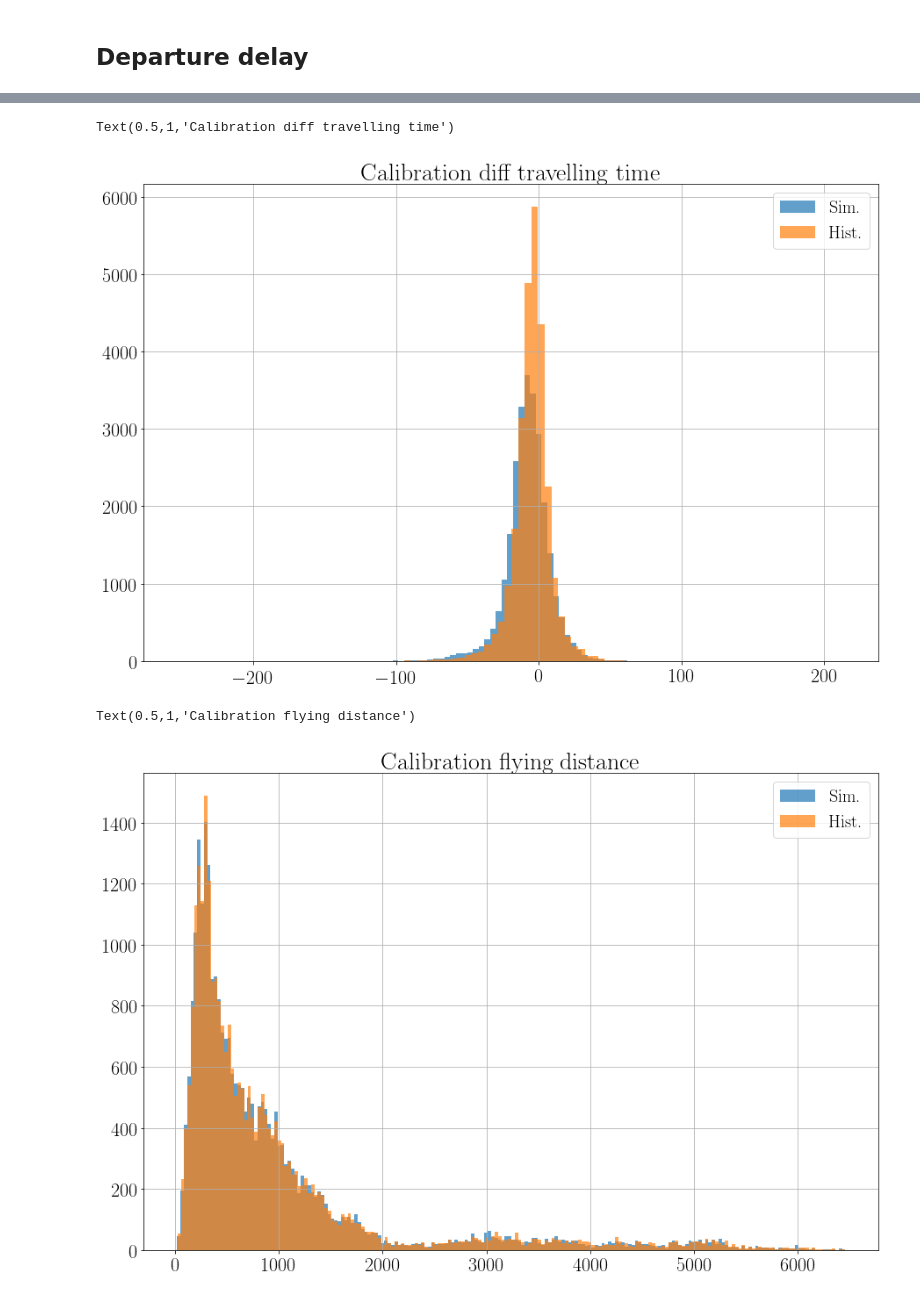
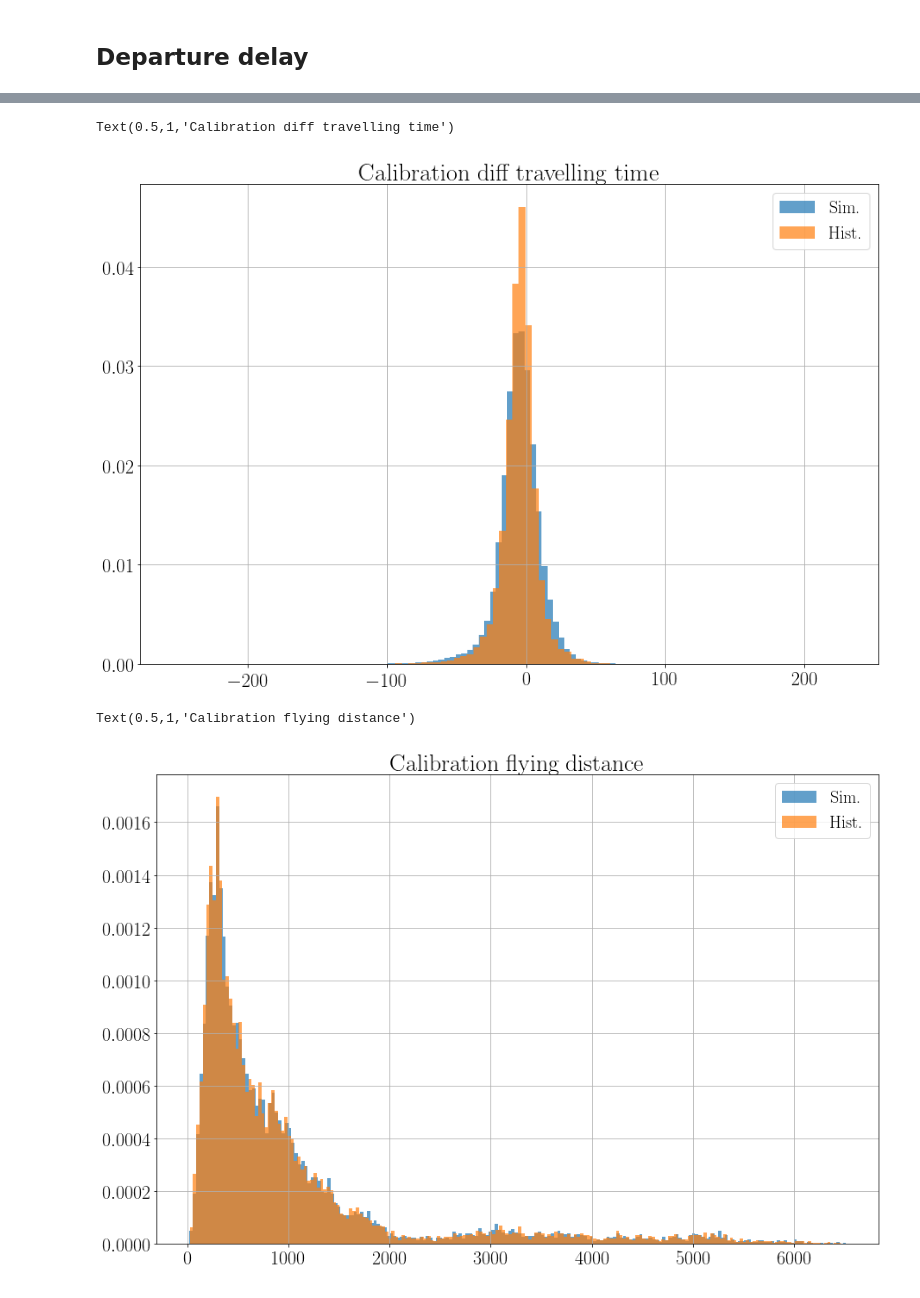
Before and after one commit to GGurtner/domino-validation, a Jupyter notebook: Validation.ipynb, the cells around one changed output, grey strips where cells are left out. Drawn from its saved outputs; the diff is of its cells as text; code cells hidden in the pictures.

```diff
--- a/Validation.ipynb
+++ b/Validation.ipynb
@@ -330,25 +330,25 @@ Text(0.5,1,'Calibration actual flying time')
 # %%
 fig, ax = subplots(figsize=(15, 10))
-df['travelling_time_diff'].hist(bins=100, ax=ax, alpha=0.7, label='Sim.')
-df_hist['travelling_time_diff'].hist(bins=100, ax=ax, alpha=0.7, label='Hist.')
+df['travelling_time_diff'].hist(bins=100, ax=ax, alpha=0.7, label='Sim.', normed=True)
+df_hist['travelling_time_diff'].hist(bins=100, ax=ax, alpha=0.7, label='Hist.', normed=True)
 ax.legend()
 ax.set_title('Calibration diff travelling time')
 #ax.set_xlim((0, 100))
 #ax.set_yscale('log')
 # %% [output]
 Text(0.5,1,'Calibration diff travelling time')
-[figure, old version]
+[figure, new version]
 # %%
 fig, ax = subplots(figsize=(15, 10))
-df['scheduled_flying_distance'].hist(bins=200, ax=ax, alpha=0.7, label='Sim.')
-(df_hist['scheduled_flying_distance']).hist(bins=200, ax=ax, alpha=0.7, label='Hist.')
+df['scheduled_flying_distance'].hist(bins=200, ax=ax, alpha=0.7, label='Sim.', normed=True)
+(df_hist['scheduled_flying_distance']).hist(bins=200, ax=ax, alpha=0.7, label='Hist.', normed=True)
 ax.legend()
 ax.set_title('Calibration flying distance')
 #ax.set_xlim((0, 100))
 #ax.set_yscale('log')
 # %% [output]
 Text(0.5,1,'Calibration flying distance')
-[figure, old version]
+[figure, new version]
 # %%
 fig, ax = subplots(figsize=(15, 10))
 mask = df['atfm_reason']=='C_AP'
```
Also changed, not shown: parts of 9 cells of this notebook.
